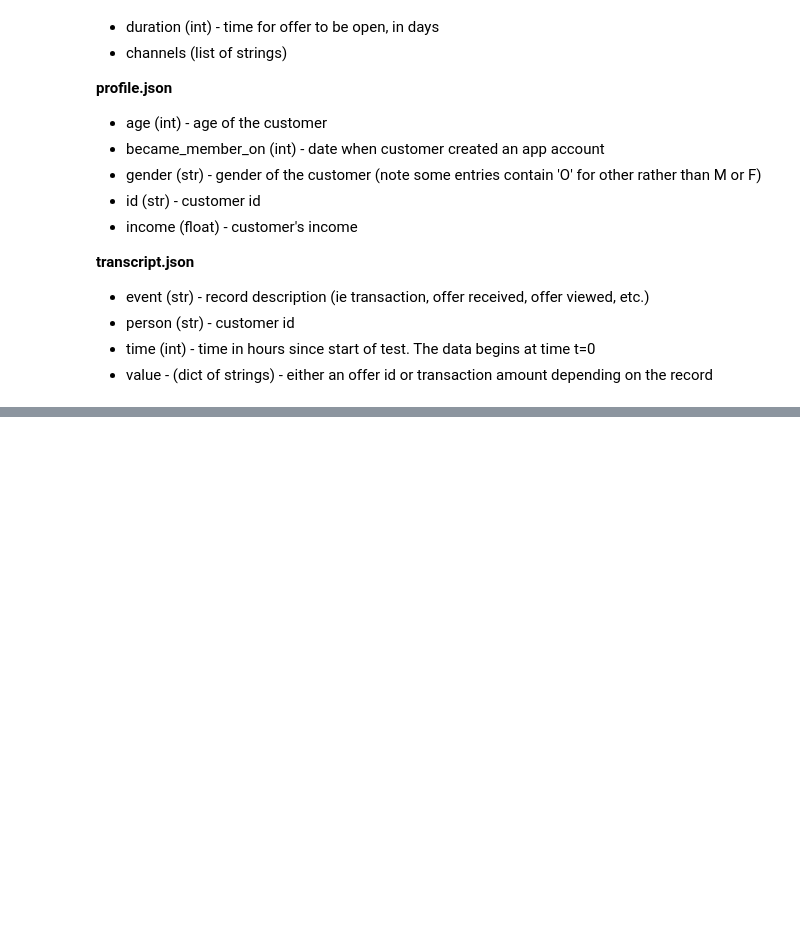
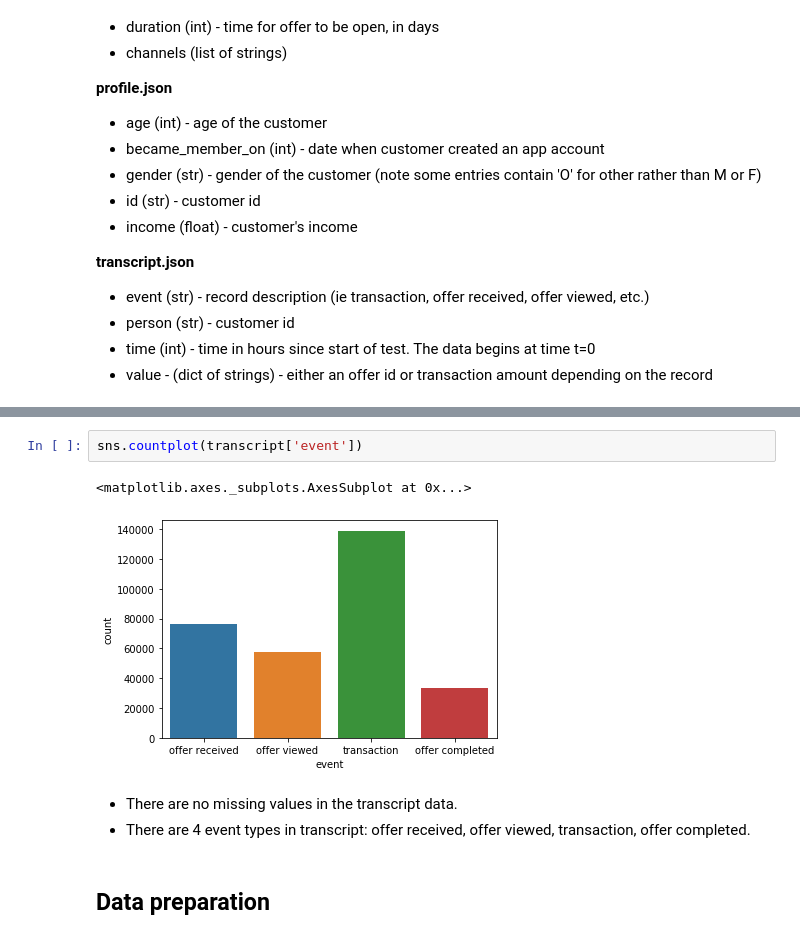
Before and after one commit to Ezeebube5/data-science-projects, a Jupyter notebook: capstone_project/Starbucks_Capstone_notebook.ipynb, the cells around one changed output, grey strips where cells are left out. Drawn from its saved outputs; the diff is of its cells as text; blank space fills up the shorter version.

```diff
--- a/capstone_project/Starbucks_Capstone_notebook.ipynb
+++ b/capstone_project/Starbucks_Capstone_notebook.ipynb
@@ -82,0 +318,10 @@ transcript = pd.read_json('data/transcript.json', orient='records', lines=True)
+# %%
+sns.countplot(transcript['event'])
+# %% [output]
+<matplotlib.axes._subplots.AxesSubplot at 0x...>
+[figure, added]
+# %% [markdown]
+* There are no missing values in the transcript data.
+* There are 4 event types in transcript: offer received, offer viewed, transaction, offer completed.
+# %% [markdown]
+## Data preparation
```
Also changed, not shown: parts of 78 cells of this notebook, 1 other file.
